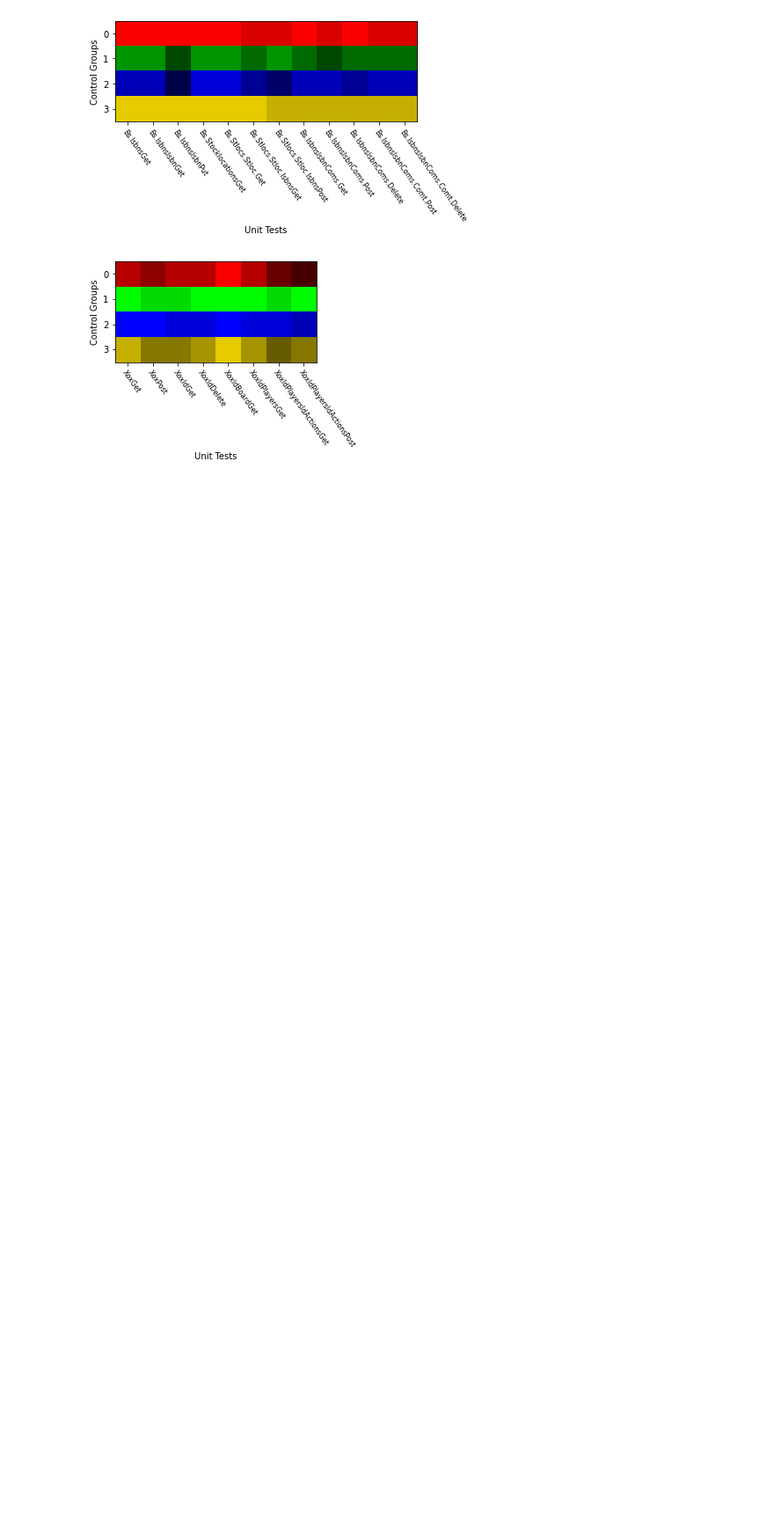
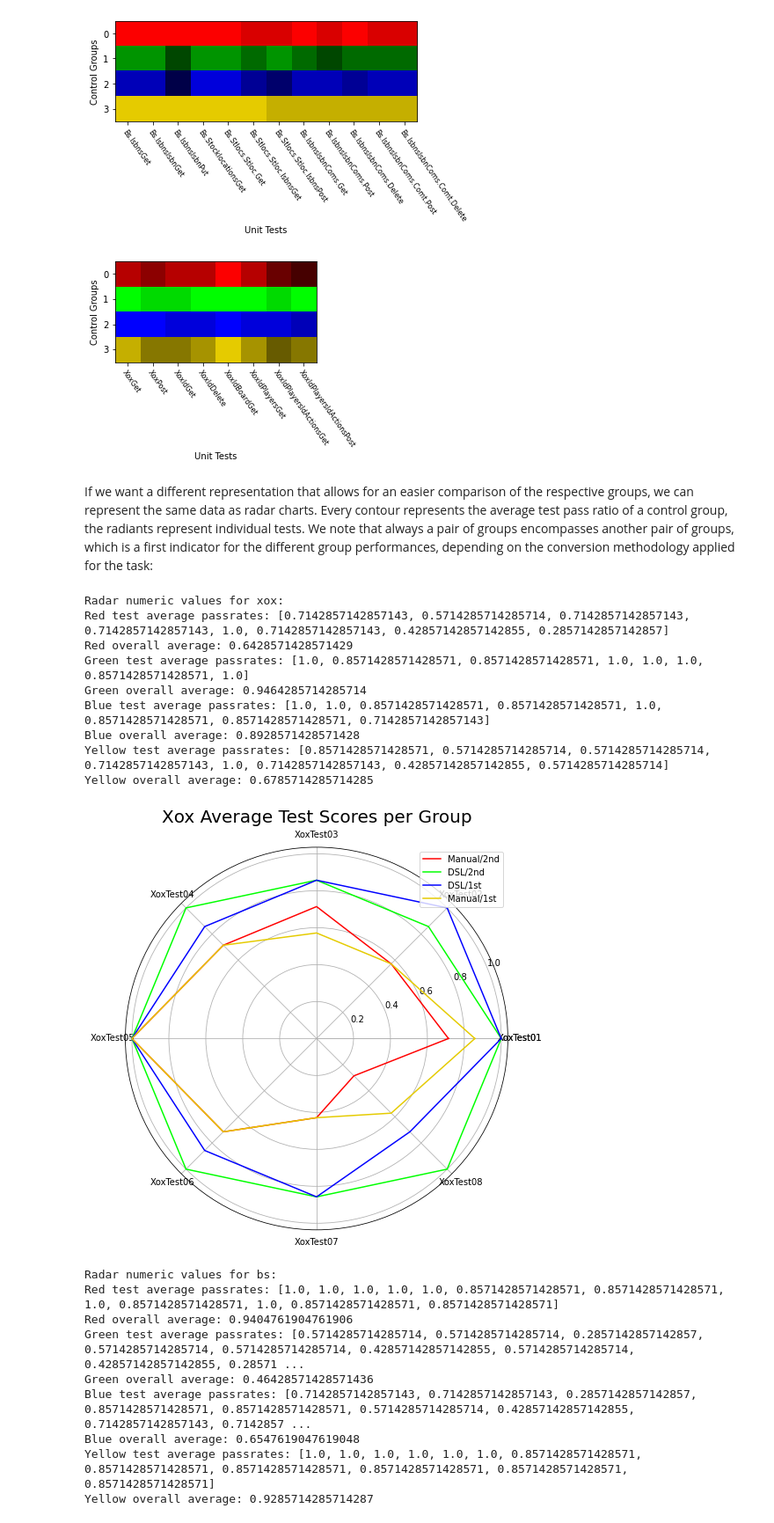
Before and after one commit to m5c/RestifyJupyter, a Jupyter notebook: Restify.ipynb, the cells around one changed output. Shown at 88% size. Cells and saved outputs as stored; diff of their text form; code cells hidden in the pictures; blank space fills up the shorter version.

Commit message:
updated jupyter

```diff
--- a/Restify.ipynb
+++ b/Restify.ipynb
@@ -308,3 +298,28 @@ cell_07()
 # %% [output]
 [figure]
 [figure]
+# %% [markdown]
+If we want a different representation that allows for an easier comparison of the respective groups, we can represent the same data as radar charts. Every contour represents the average test pass ratio of a control group, the radiants represent individual tests. We note that always a pair of groups encompasses another pair of groups, which is a first indicator for the different group performances, depending on the conversion methodology applied for the task:
+# %%
+from jupyter_snippets.pseudo_cell_06_all_results_all_groups_radar import cell_06
+cell_06()
+# %% [output]
+Radar numeric values for xox:
+Red test average passrates: [0.7142857142857143, 0.5714285714285714, 0.7142857142857143, 0.7142857142857143, 1.0, 0.7142857142857143, 0.42857142857142855, 0.2857142857142857]
+Red overall average: 0.6428571428571429
+Green test average passrates: [1.0, 0.8571428571428571, 0.8571428571428571, 1.0, 1.0, 1.0, 0.8571428571428571, 1.0]
+Green overall average: 0.9464285714285714
+Blue test average passrates: [1.0, 1.0, 0.8571428571428571, 0.8571428571428571, 1.0, 0.8571428571428571, 0.8571428571428571, 0.7142857142857143]
+Blue overall average: 0.8928571428571428
+Yellow test average passrates: [0.8571428571428571, 0.5714285714285714, 0.5714285714285714, 0.7142857142857143, 1.0, 0.7142857142857143, 0.42857142857142855, 0.5714285714285714]
+Yellow overall average: 0.6785714285714285
+[figure, added]
+Radar numeric values for bs:
+Red test average passrates: [1.0, 1.0, 1.0, 1.0, 1.0, 0.8571428571428571, 0.8571428571428571, 1.0, 0.8571428571428571, 1.0, 0.8571428571428571, 0.8571428571428571]
+Red overall average: 0.9404761904761906
+Green test average passrates: [0.5714285714285714, 0.5714285714285714, 0.2857142857142857, 0.5714285714285714, 0.5714285714285714, 0.42857142857142855, 0.5714285714285714, 0.42857142857142855, 0.28571 ...
+Green overall average: 0.46428571428571436
+Blue test average passrates: [0.7142857142857143, 0.7142857142857143, 0.2857142857142857, 0.8571428571428571, 0.8571428571428571, 0.5714285714285714, 0.42857142857142855, 0.7142857142857143, 0.7142857 ...
+Blue overall average: 0.6547619047619048
+Yellow test average passrates: [1.0, 1.0, 1.0, 1.0, 1.0, 1.0, 0.8571428571428571, 0.8571428571428571, 0.8571428571428571, 0.8571428571428571, 0.8571428571428571, 0.8571428571428571]
+Yellow overall average: 0.9285714285714287
```
Also changed, not shown: parts of 30 cells of this notebook, 2 other files.
